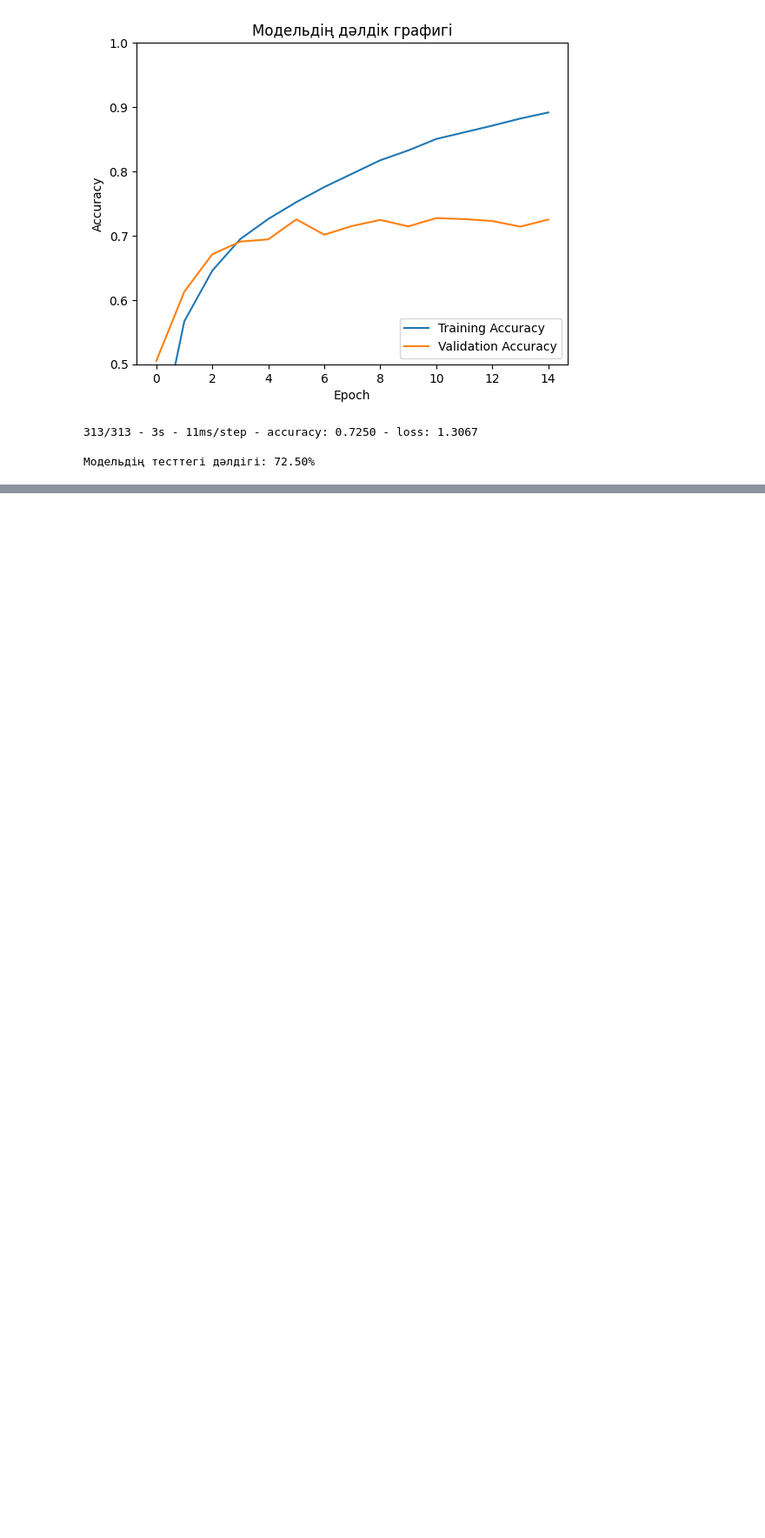
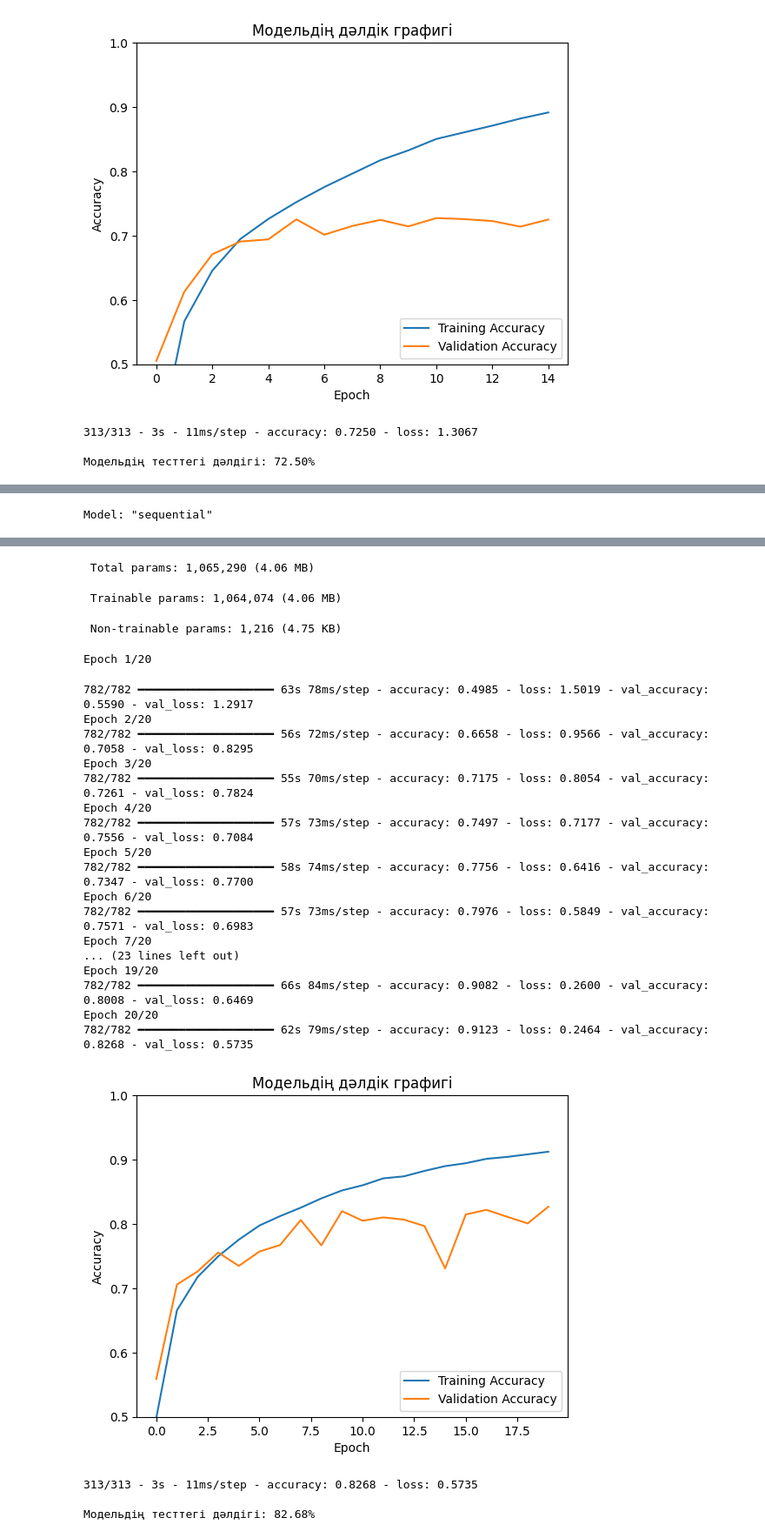
Before and after one commit to ZED-or-ZERO/Notes-on-ML-Courses., a Jupyter notebook: ML Course from ItechResearch/Practice Tasks/СӨЖ_15.ipynb, the cells around one changed output, grey strips where cells are left out. Shown at 87% size. Saved outputs shown, nothing was run; the diff lists cells and outputs as text; code cells hidden in the pictures; blank space fills up the shorter version.

```diff
--- a/ML Course from ItechResearch/Practice Tasks/СӨЖ_15.ipynb
+++ b/ML Course from ItechResearch/Practice Tasks/СӨЖ_15.ipynb
@@ -544,0 +549,53 @@ Epoch 15/15
+# %%
+model_5 = models.Sequential()
+
+model_5.add(layers.Conv2D(32, (3,3), activation='relu', input_shape=(32, 32, 3)))
+model_5.add(layers.BatchNormalization())
+model_5.add(layers.Conv2D(64, (3, 3), activation='relu'))
+model_5.add(layers.BatchNormalization())
+model_5.add(layers.MaxPooling2D((2, 2)))
+model_5.add(layers.Dropout(0.2))
+
+model_5.add(layers.Conv2D(128, (3, 3), activation='relu'))
+model_5.add(layers.BatchNormalization())
+model_5.add(layers.Conv2D(128, (3, 3), activation='relu'))
+model_5.add(layers.BatchNormalization())
+model_5.add(layers.MaxPooling2D((2, 2)))
+model_5.add(layers.Dropout(0.3))
+
+model_5.add(layers.Flatten())
+model_5.add(layers.Dense(256, activation='relu'))
+model_5.add(layers.BatchNormalization())
+model_5.add(layers.Dropout(0.5))
+model_5.add(layers.Dense(10, activation='softmax'))
+
+model_5.summary()
+
+
+
+
+model_5.compile(optimizer='adam',
+              loss=tf.keras.losses.SparseCategoricalCrossentropy(from_logits=True),
+              metrics=['accuracy'])
+
+# Модельді оқыту (Training)
+history_5 = model_5.fit(train_images, train_labels,
+                    epochs= 20,
+                    batch_size = 64,
+                    validation_data=(test_images, test_labels))
+
+
+
+plt.plot(history_5.history['accuracy'], label='Training Accuracy')
+plt.plot(history_5.history['val_accuracy'], label = 'Validation Accuracy')
+plt.xlabel('Epoch')
+plt.ylabel('Accuracy')
+plt.ylim([0.5, 1])
+plt.legend(loc='lower right')
+plt.title('Модельдің дәлдік графигі')
+plt.show()
+
+test_loss_5, test_acc_5 = model_5.evaluate(test_images,  test_labels, verbose=2)
+print(f"\nМодельдің тесттегі дәлдігі: {test_acc_5*100:.2f}%")
+# %% [output]
+Model: "sequential"
@@ -544,0 +619,25 @@ Epoch 15/15
+ Total params: 1,065,290 (4.06 MB)
+ Trainable params: 1,064,074 (4.06 MB)
+ Non-trainable params: 1,216 (4.75 KB)
+Epoch 1/20
+782/782 ━━━━━━━━━━━━━━━━━━━━ 63s 78ms/step - accuracy: 0.4985 - loss: 1.5019 - val_accuracy: 0.5590 - val_loss: 1.2917
+Epoch 2/20
+782/782 ━━━━━━━━━━━━━━━━━━━━ 56s 72ms/step - accuracy: 0.6658 - loss: 0.9566 - val_accuracy: 0.7058 - val_loss: 0.8295
+Epoch 3/20
+782/782 ━━━━━━━━━━━━━━━━━━━━ 55s 70ms/step - accuracy: 0.7175 - loss: 0.8054 - val_accuracy: 0.7261 - val_loss: 0.7824
+Epoch 4/20
+782/782 ━━━━━━━━━━━━━━━━━━━━ 57s 73ms/step - accuracy: 0.7497 - loss: 0.7177 - val_accuracy: 0.7556 - val_loss: 0.7084
+Epoch 5/20
+782/782 ━━━━━━━━━━━━━━━━━━━━ 58s 74ms/step - accuracy: 0.7756 - loss: 0.6416 - val_accuracy: 0.7347 - val_loss: 0.7700
+Epoch 6/20
+782/782 ━━━━━━━━━━━━━━━━━━━━ 57s 73ms/step - accuracy: 0.7976 - loss: 0.5849 - val_accuracy: 0.7571 - val_loss: 0.6983
+Epoch 7/20
+... (23 lines left out)
+Epoch 19/20
+782/782 ━━━━━━━━━━━━━━━━━━━━ 66s 84ms/step - accuracy: 0.9082 - loss: 0.2600 - val_accuracy: 0.8008 - val_loss: 0.6469
+Epoch 20/20
+782/782 ━━━━━━━━━━━━━━━━━━━━ 62s 79ms/step - accuracy: 0.9123 - loss: 0.2464 - val_accuracy: 0.8268 - val_loss: 0.5735
+[figure, added]
+313/313 - 3s - 11ms/step - accuracy: 0.8268 - loss: 0.5735
+
+Модельдің тесттегі дәлдігі: 82.68%
```
Also changed, not shown: parts of 4 cells of this notebook, 2 other files.
